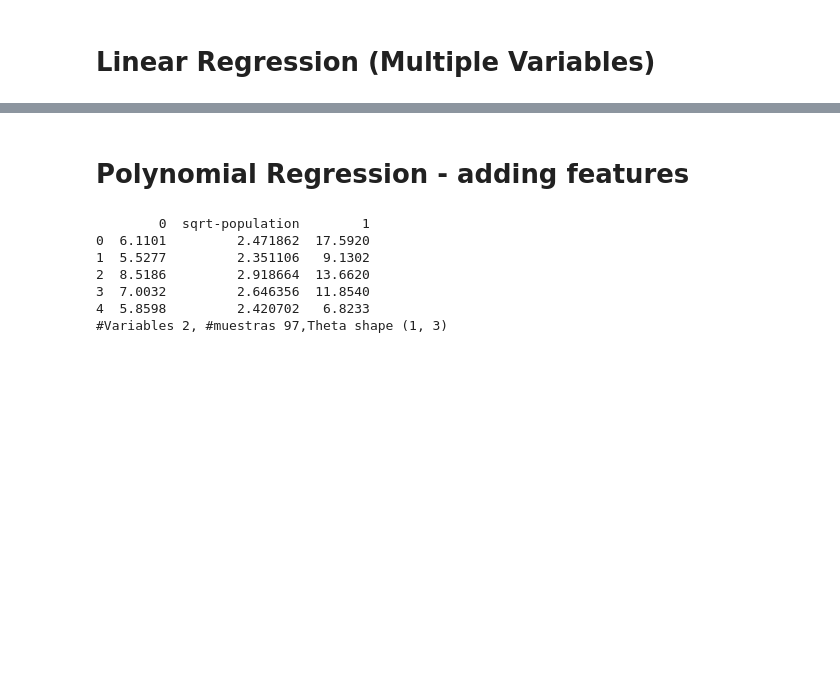
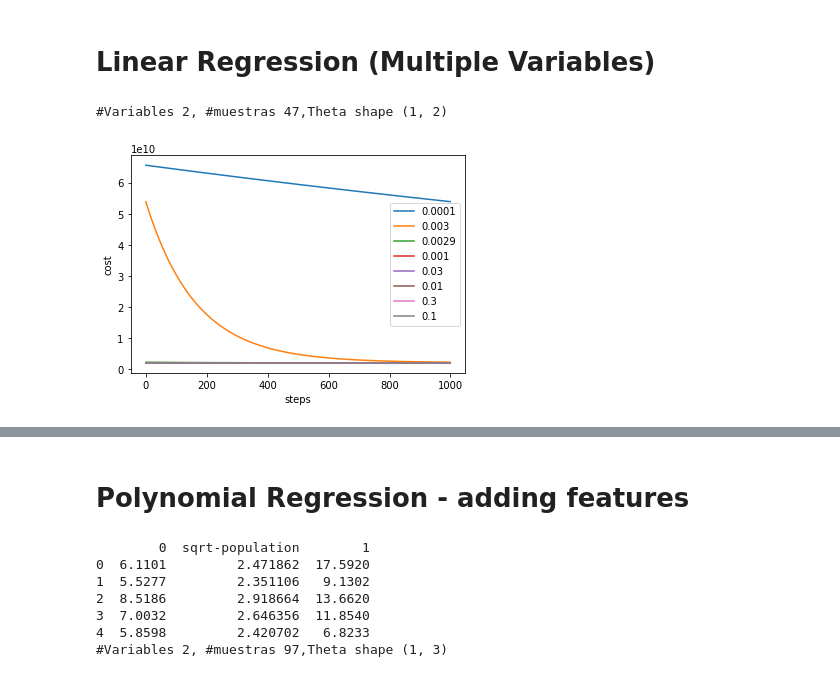
Before and after one commit to essancv/ML, a Jupyter notebook: notebooks/LinearRegression_I.ipynb, the cells around one changed output, grey strips where cells are left out. Drawn from its saved outputs; the diff is of its cells as text; code cells hidden in the pictures; blank space fills up the shorter version.

```diff
--- a/notebooks/LinearRegression_I.ipynb
+++ b/notebooks/LinearRegression_I.ipynb
@@ -116,0 +129,17 @@ plt.show()
+# %%
+from sklearn.metrics import mean_squared_error, r2_score
+
+experiment_parameters = {'learning_rate' : [1e-5],
+                         'steps': 10000 }
+
+n_variables = dataset.shape [1] - 1           # elimino Y
+m = dataset.shape [0]                         # número de muestras
+vtheta = LR_initVTheta (n_variables)
+X = LR_getXMatrix (population)
+print ('#Variables {}, #muestras {},X shape {}, Y shape {},Theta shape {} '.format(n_variables,m,X.shape,profit.shape,vtheta.shape),flush=True)
+iterations,_ = run_experiment (X,profit,vtheta,experiment_parameters)
+prediction = LR_predict (X,vtheta)
+mean_squared_error = np.mean(np.power((profit - prediction), 2))
+
+print("Mean squared error: %.2f" % mean_squared_error)
+print("R2 score: %.2f" % r2_score(profit,prediction))
@@ -136,16 +183,38 @@ dataset_norm = UTIL_FeatureNormalization (dataset)
 X_norm = dataset_norm.values [:,0:2]
 price = dataset.values  [:,2:3]
 # %%
-def run_experiment (X,Y,vtheta,experiment_parameters):
-    iterations = []
-    for iteration in range(len(experiment_parameters['learning_rate'])):
-        lr = experiment_parameters['learning_rate'][iteration]
-        costs = []
-        for i in range (experiment_parameters['steps']):
-            prediction = LR_predict (X,vtheta)
-            cost = LR_CostFunction (prediction,Y)
-            costs.append (cost)
-            vgrads = LR_CalculateGrads (X,vtheta,Y)
-            vtheta = LR_UpdateThetas (vtheta,m,vgrads,lr)
-        iterations.append (costs)
-    return iterations
+
+experiment_parameters = {'learning_rate' : [1e-4,3e-3,2.9e-3,1e-3,3e-2,1e-2,3e-1,1e-1],
+                         'steps' : 1000 }
+
+n_variables = dataset.shape [1] - 1           # elimino Y
+m = dataset.shape [0]                         # número de muestras
+print ('#Variables {}, #muestras {},Theta shape {} '.format(n_variables,m,vtheta.shape))
+vtheta = LR_initVTheta (n_variables)
+X = LR_getXMatrix (X_norm)
+learning_rate = 0.003
+steps = 1000
+iterations = []
+for iteration in range(len(experiment_parameters['learning_rate'])):
+    lr = experiment_parameters['learning_rate'][iteration]
+    costs = []
+    for i in range (experiment_parameters['steps']):
+        prediction = LR_predict (X,vtheta)
+        cost = LR_CostFunction (prediction,price)
+        costs.append (cost)
+        vgrads = LR_CalculateGrads (X,vtheta,price)
+        vtheta = LR_UpdateThetas (vtheta,m,vgrads,lr)
+    iterations.append (costs)
+
+steps = np.arange (experiment_parameters['steps'])
+for iteration in range(len(iterations)):
+    costs = iterations[iteration]
+    plt.plot( steps , costs,label=str(experiment_parameters['learning_rate'][iteration]))
+
+plt.xlabel('steps')
+plt.ylabel('cost')
+plt.legend()
+plt.show()
+# %% [output]
+#Variables 2, #muestras 47,Theta shape (1, 2)
+[figure, added]
```
Also changed, not shown: parts of 15 cells of this notebook, 4 other files.
